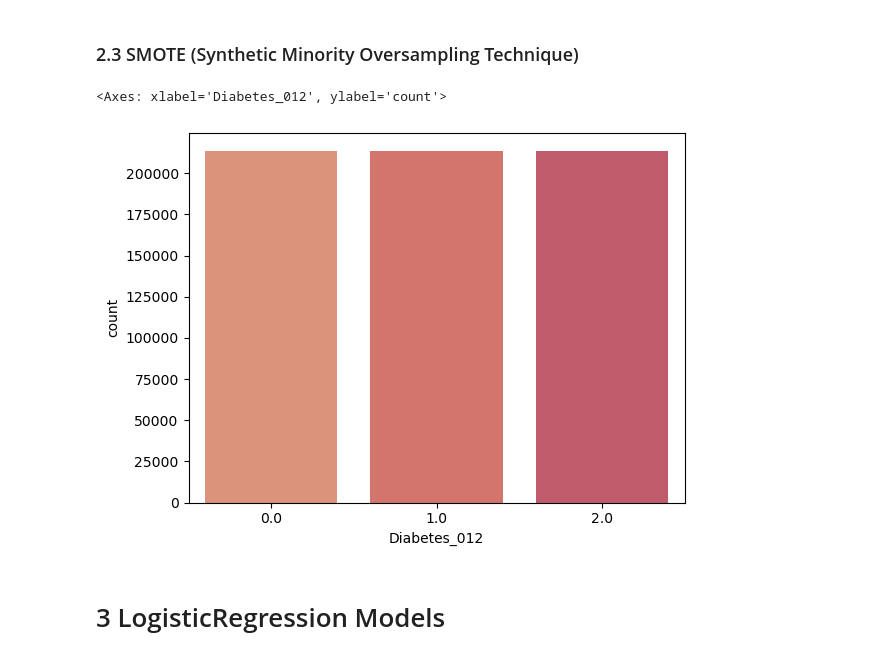
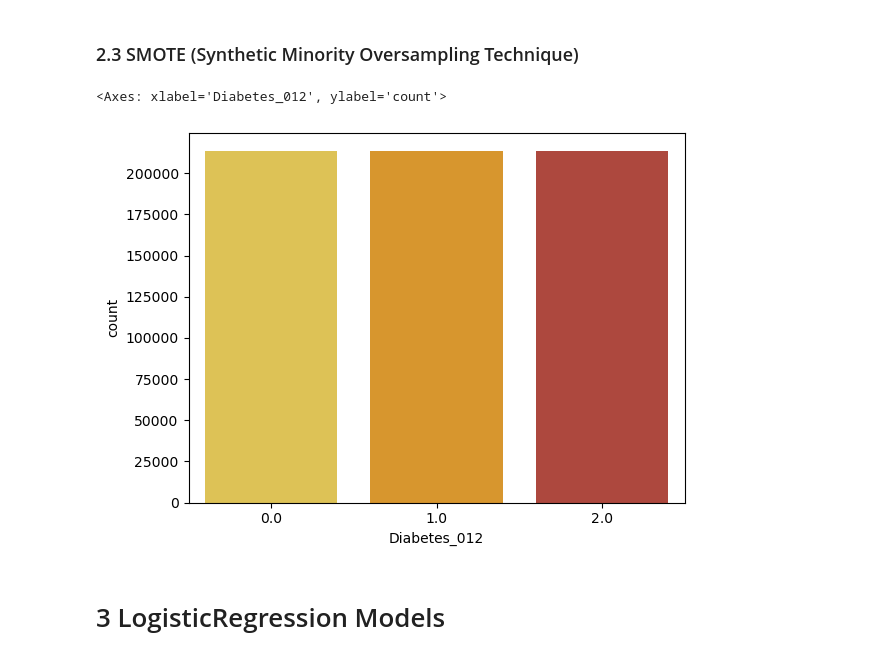
Before and after one commit to annalisa7/ML_project, a Jupyter notebook: BasicModels.ipynb, the cells around one changed output. Cells and saved outputs as stored; diff of their text form; code cells hidden in the pictures.

```diff
--- a/BasicModels.ipynb
+++ b/BasicModels.ipynb
@@ -4,6 +4,7 @@ import numpy as np
 import matplotlib.pyplot as plt
 import seaborn as sns
 import os
+import warnings
 
 import sklearn.linear_model as lm
 from sklearn.linear_model import LogisticRegression
@@ -25,6 +26,8 @@ from itertools import cycle
 sns.set_palette("flare")
 target_names = ["No Diabetes","Prediabetes","Diabetes"]
 colors = cycle(["green", "darkorange", "red"])
+orange_palette = sns.color_palette(['#F4D03F','#F39C12','#C0392B'])
+warnings.filterwarnings("ignore")
 # %% [markdown]
 # Diabetes and Health Indicators Classification
 # %% [markdown]
@@ -208,10 +211,10 @@ sns.countplot(x=y_rus)
 smote = SMOTE(random_state=42)
 X_smote, y_smote = smote.fit_resample(X,y)
 # %%
-sns.countplot(x=y_smote)
+sns.countplot(x=y_smote,palette=orange_palette)
 # %% [output]
 <Axes: xlabel='Diabetes_012', ylabel='count'>
-[figure, old version]
+[figure, new version]
 # %% [markdown]
 # 3 LogisticRegression Models
 # %% [markdown]
```
Also changed, not shown: parts of 10 cells of this notebook.
